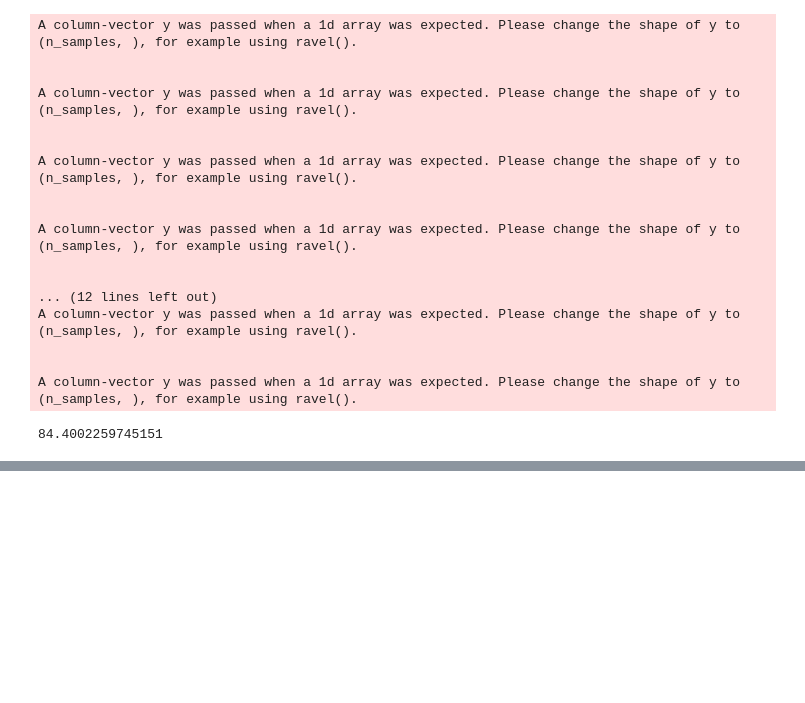
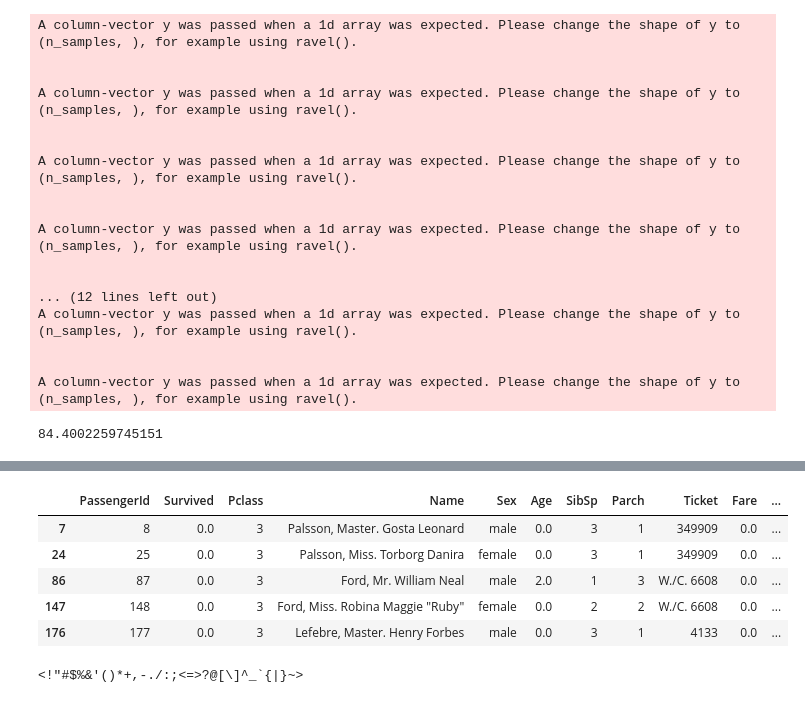
Before and after one commit to miji-lee-kr/titanic_practice, a Jupyter notebook: titanic.ipynb, the cells around one changed output, grey strips where cells are left out. Saved outputs shown, nothing was run; the diff lists cells and outputs as text; code cells hidden in the pictures; blank space fills up the shorter version.

```diff
--- a/titanic.ipynb
+++ b/titanic.ipynb
@@ -2363,0 +2508,42 @@ grid_hard.fit(train_importances, y_train)
+# %%
+# 가족들과 왔을때는 가족들이라도 살려보려고 하는 트렌드가 family size로는 잘 안보이는 것 같아 새 컬럼 생성 family_size_group
+
+df_all.loc[df_all['Family_size']<=1, 'Family_size_group'] = 'Alone'
+df_all.loc[(df_all['Family_size']>1) & (df_all['Family_size']<=4), 'Family_size_group'] = 'Small'
+df_all.loc[(df_all['Family_size']>4) & (df_all['Family_size']<=6), 'Family_size_group'] = 'Medium'
+df_all.loc[df_all['Family_size']>6, 'Family_size_group'] = 'Large'
+# %%
+# 티켓으로 동승자 정보 알고 싶다. -> 티켓 번호가 같으면 동승자일거야
+# 같은 티켓 번호라도 특수문자, 띄어쓰기 등이 다르게 되어있는 경우 많음
+# 아예 특수 문자 없애자
+
+import string
+
+def refine_ticket(data):
+    tickets = list()
+    for index in range(len(data)): # 모든 ticket 행만큼 돌림
+        ticket = data.iloc[index]
+        ticket = ticket.replace(' ','').strip()
+        for punctuation in string.punctuation:
+            # string.punctuation: !"#$%&'()*+,-./:;<=>?@[\]^_`{|}~
+            ticket = ticket.replace(punctuation, "")
+        tickets.append(ticket)
+    return tickets
+# %%
+df_all['Ticket_refinement'] = refine_ticket(df_all['Ticket']) # 특수문자 빠진 티켓 번호
+# %%
+df_all['Ticket_frequency']= df_all.groupby('Ticket_refinement')['Ticket_refinement'].transform('count')
+# 몇명이 해당 티켓 번호를 가지고 있나
+# %%
+df_all[df_all['Ticket_frequency']==5].head() # 예시 - 5명이 동일 티켓 번호를 가짐
+# %% [output]
+|  | PassengerId | Survived | Pclass | Name | Sex | Age | SibSp | Parch | Ticket | Fare | ... |
+| 7 | 8 | 0.0 | 3 | Palsson, Master. Gosta Leonard | male | 0.0 | 3 | 1 | 349909 | 0.0 | ... |
+| 24 | 25 | 0.0 | 3 | Palsson, Miss. Torborg Danira | female | 0.0 | 3 | 1 | 349909 | 0.0 | ... |
+| 86 | 87 | 0.0 | 3 | Ford, Mr. William Neal | male | 2.0 | 1 | 3 | W./C. 6608 | 0.0 | ... |
+| 147 | 148 | 0.0 | 3 | Ford, Miss. Robina Maggie "Ruby" | female | 0.0 | 2 | 2 | W./C. 6608 | 0.0 | ... |
+| 176 | 177 | 0.0 | 3 | Lefebre, Master. Henry Forbes | male | 0.0 | 3 | 1 | 4133 | 0.0 | ... |
+# %%
+print("<"+string.punctuation+">")
+# %% [output]
+<!"#$%&'()*+,-./:;<=>?@[\]^_`{|}~>
```
Also changed, not shown: parts of 32 cells of this notebook, 1 other file.
